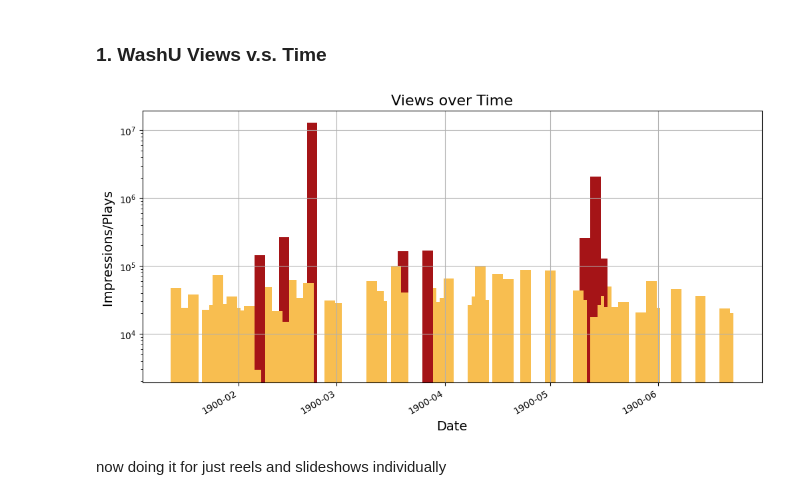
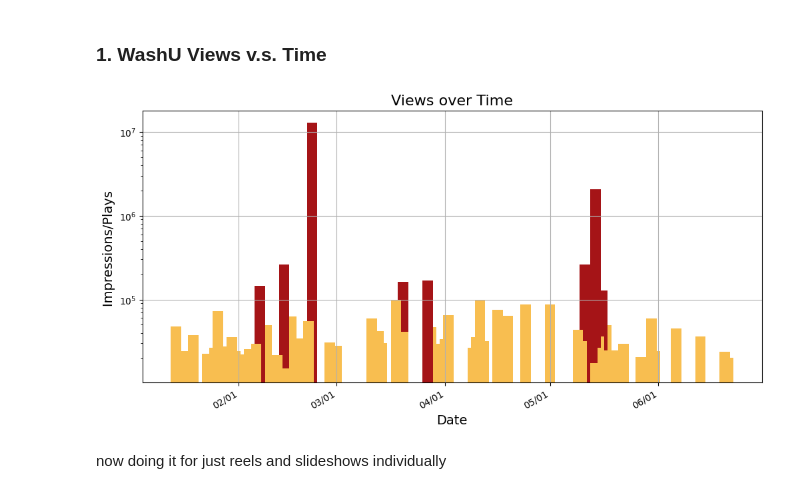
Before and after one commit to hjake22/washusocial24summerintern, a Jupyter notebook: exploringInstagramAnalytics.ipynb, the cells around one changed output. Drawn from its saved outputs; the diff is of its cells as text; code cells hidden in the pictures.

```diff
--- a/exploringInstagramAnalytics.ipynb
+++ b/exploringInstagramAnalytics.ipynb
@@ -64,24 +65,24 @@ The following is a scatterplot of the views WashU Recieved over time:
 # %%
 # Convert 'Date' column to datetime format
 df['Date'] = pd.to_datetime(df['Date'], format='%m/%d', errors='coerce')
 colors = ['#f8be50' if views < 10**5 else '#a51417' for views in df['Impressions/Plays ']]
 
 # bar graph
 plt.figure(figsize=(12, 6))
 plt.bar(df['Date'], df['Impressions/Plays '], width=3, color=colors)
-
+plt.gca().xaxis.set_major_formatter(mdates.DateFormatter('%m/%d'))
 
 plt.title('Views over Time', fontsize=16)
 plt.xlabel('Date', fontsize=14)
 plt.ylabel('Impressions/Plays ', fontsize=14)
 plt.grid(True)
 plt.gcf().autofmt_xdate()
 # Log scale
 plt.yscale('log')
 
 plt.show()
 # %% [output]
-[figure, old version]
+[figure, new version]
 # %% [markdown]
 now doing it for just reels and slideshows individually
 # %%
```
Also changed, not shown: parts of 23 cells of this notebook.
